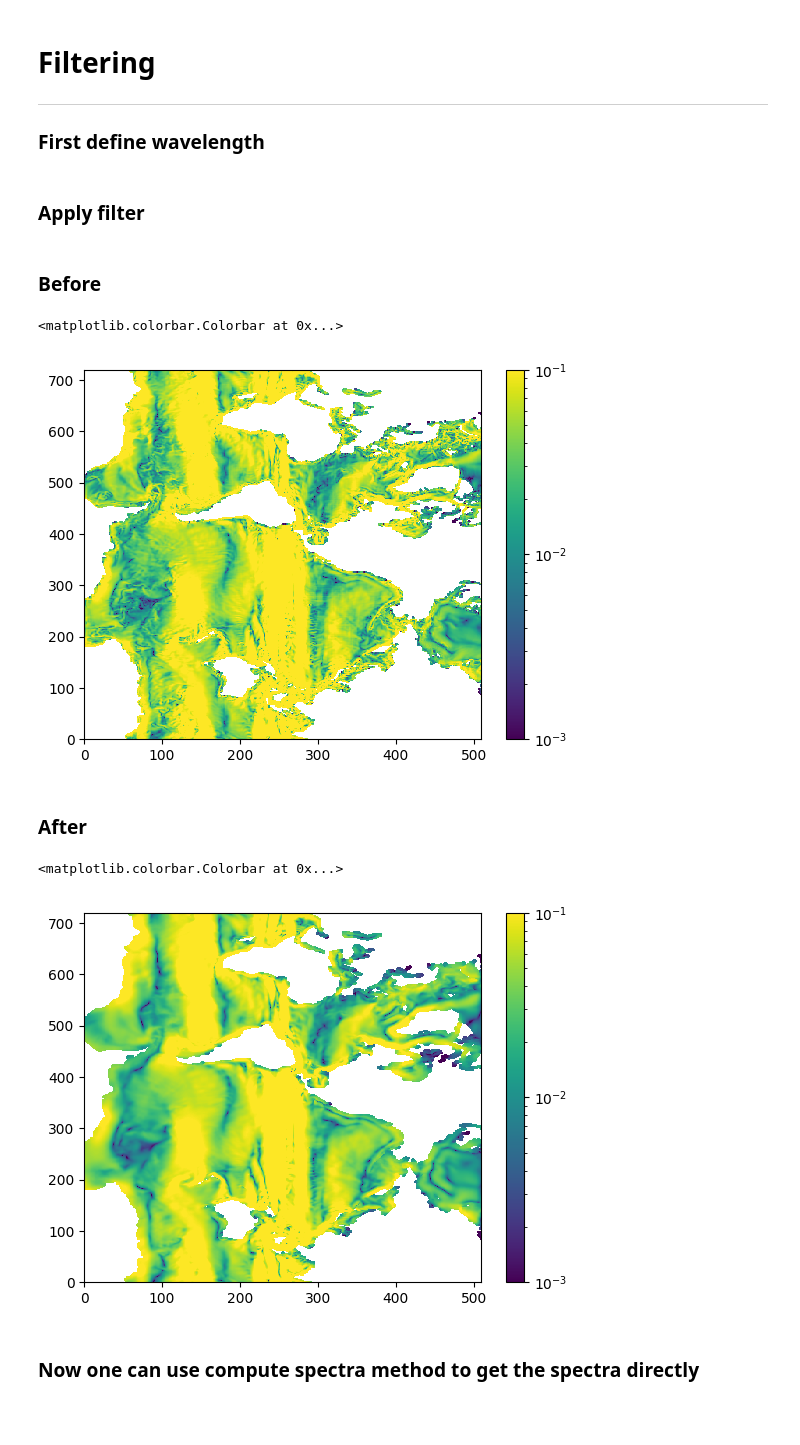
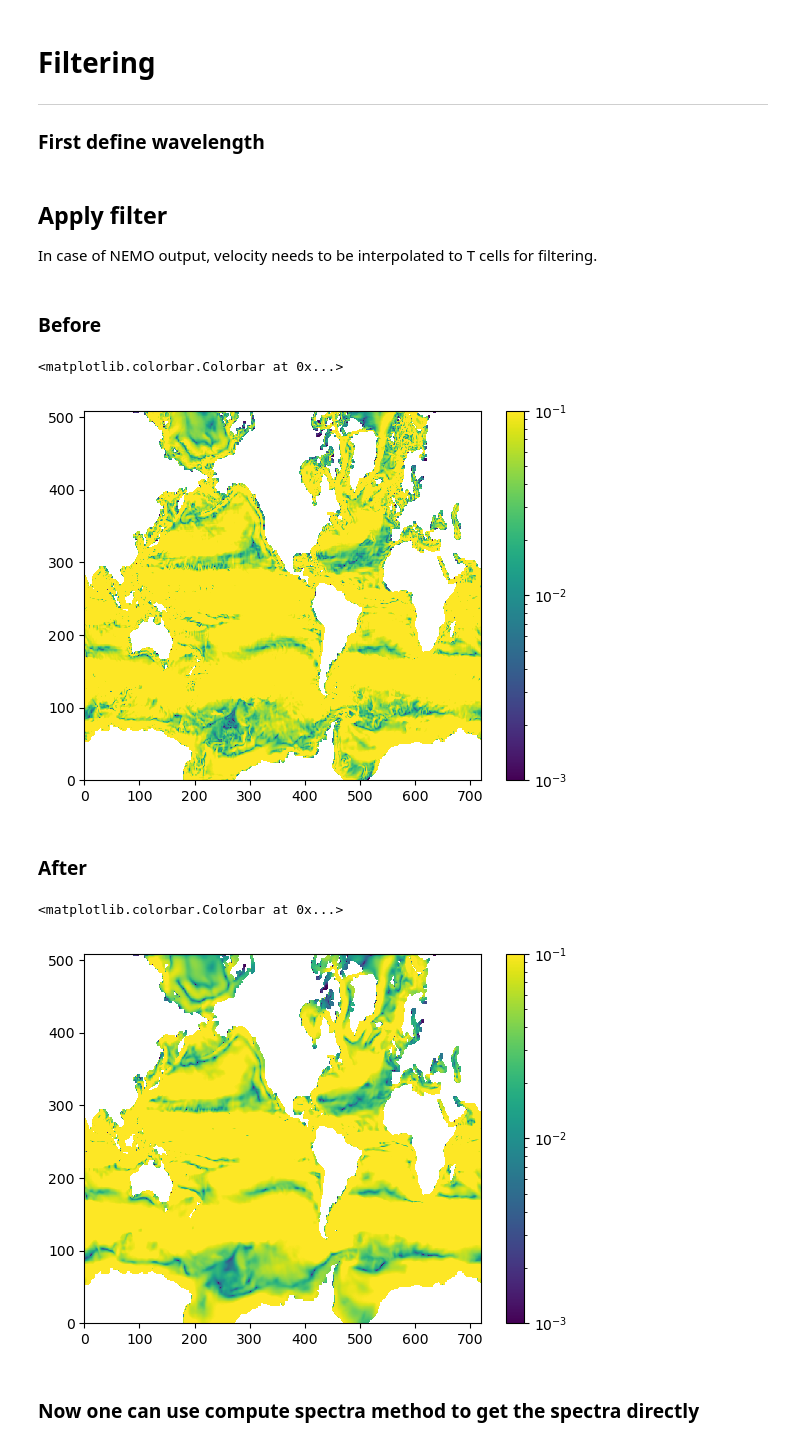
Before and after one commit to FESOM/implicit_filter, a Jupyter notebook: examples/nemo_example.ipynb, the cells around one changed output. Saved outputs shown, nothing was run; the diff lists cells and outputs as text; code cells hidden in the pictures; blank space fills up the shorter version.

Commit message:
Update nemo example

```diff
--- a/examples/nemo_example.ipynb
+++ b/examples/nemo_example.ipynb
@@ -12,9 +12,9 @@ import math
 
 Remember to exclude redundant data at the borders
 # %%
-s = xr.open_dataset("../FOCI1.14-TEST.2020.04.1_1m_20110101_20111231_grid_U.nc")
+s = xr.open_dataset("../data/FOCI1.14-TEST.2020.04.1_1m_20110101_20111231_grid_U.nc")
 ttu = s.vozocrtx.isel(time_counter=0, depthu=0, y=slice(None, -2), x=slice(None, -2)).transpose("x", "y").values
-s = xr.open_dataset("../FOCI1.14-TEST.2020.04.1_1m_20110101_20111231_grid_V.nc")
+s = xr.open_dataset("../data/FOCI1.14-TEST.2020.04.1_1m_20110101_20111231_grid_V.nc")
 ttv = s.vomecrty.isel(time_counter=0, depthv=0, y=slice(None, -2), x=slice(None, -2)).transpose("x", "y").values
 # %% [markdown]
 ### and NEMO mesh file path
@@ -48,31 +48,33 @@ dxm = 25 # Mesh resolution
 Kc = np.array([2, 4, 5, 6, 8, 10, 12, 16]) * dxm
 Kc = 2 * math.pi / Kc
 # %% [markdown]
-### Apply filter
+## Apply filter
+
+In case of NEMO output, velocity needs to be interpolated to T cells for filtering.
+# %%
+ttu, ttv = transform_to_T_cells(ttu, ttv, filter)
 # %%
 ttus, ttvs = filter.compute_velocity(1, Kc[-1], ttu, ttv) # Velocities are transformed to T cells
-# %%
-ttus = filter.compute(1, Kc[-1], ttu)
 # %% [markdown]
 ### Before
 # %%
 import matplotlib as mpl
 
-plt.pcolor(np.sqrt(np.square(ttu) + np.square(ttv)), norm=mpl.colors.LogNorm(vmin=1e-3,vmax=1e-1))
-plt.figsize=(20, 15)
+plt.pcolor(np.sqrt(np.square(ttu) + np.square(ttv)).T, norm=mpl.colors.LogNorm(vmin=1e-3,vmax=1e-1))
+plt.figsize=(80, 40)
 plt.colorbar()
 # %% [output]
 <matplotlib.colorbar.Colorbar at 0x...>
-[figure, old version]
+[figure, new version]
 # %% [markdown]
 ### After
 # %%
-plt.pcolor(np.sqrt(np.square(ttus) + np.square(ttvs)), norm=mpl.colors.LogNorm(vmin=1e-3,vmax=1e-1))
-plt.figsize=(20, 15)
+plt.pcolor(np.sqrt(np.square(ttus) + np.square(ttvs)).T, norm=mpl.colors.LogNorm(vmin=1e-3,vmax=1e-1))
+plt.figsize=(80, 40)
 plt.colorbar()
 # %% [output]
 <matplotlib.colorbar.Colorbar at 0x...>
-[figure, old version]
+[figure, new version]
 # %% [markdown]
 ### Now one can use compute spectra method to get the spectra directly
 # %%
```
Also changed, not shown: parts of 6 cells of this notebook.
